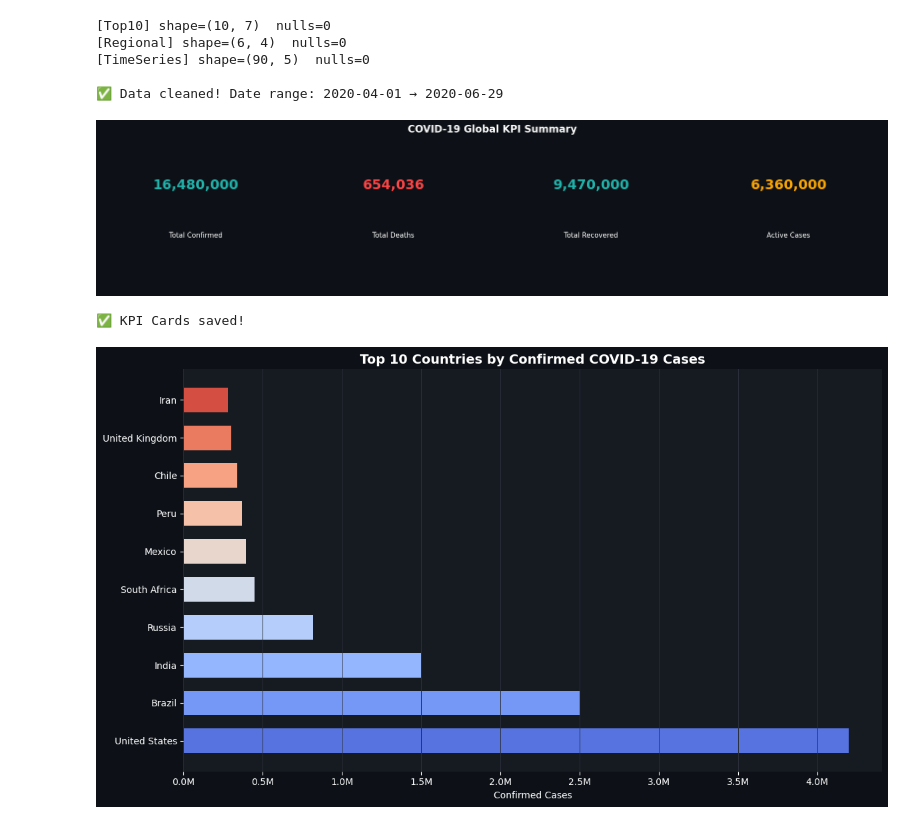
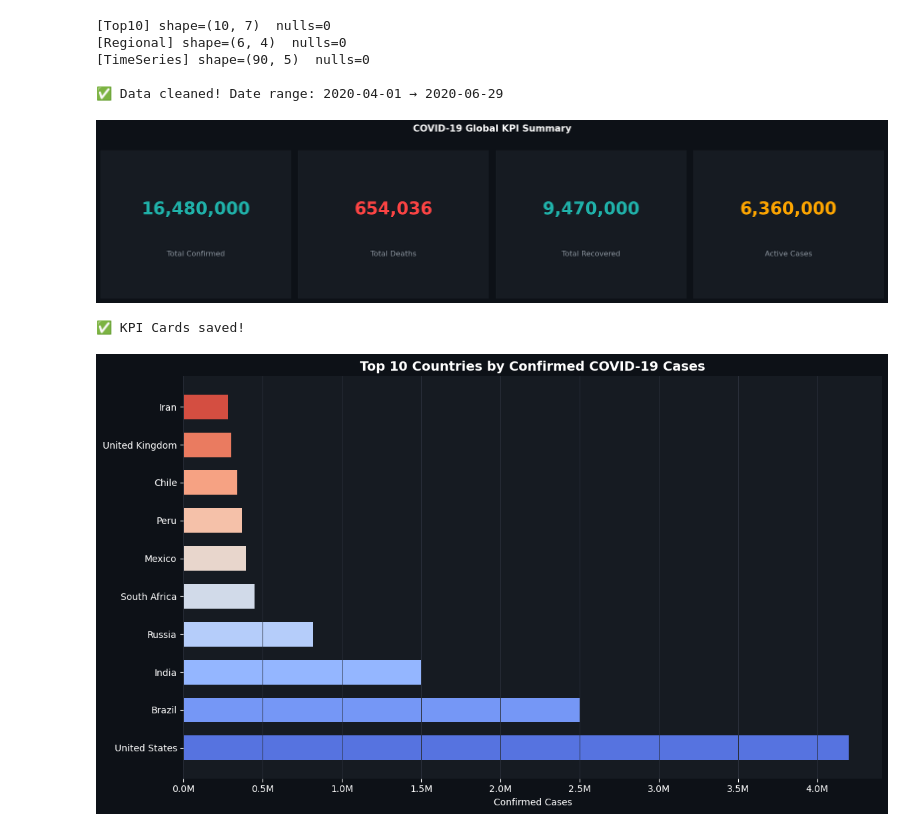
Before and after one commit to ZeagelOg/COVID19-Analytics-Dashboard., a Jupyter notebook: COVID19_Analytics_Dashboard.ipynb, the cells around one changed output. Saved outputs shown, nothing was run; the diff lists cells and outputs as text; code cells hidden in the pictures.

```diff
--- a/COVID19_Analytics_Dashboard.ipynb
+++ b/COVID19_Analytics_Dashboard.ipynb
@@ -114,29 +116,45 @@ print('\n✅ Data cleaned! Date range:', df_ts['Date'].min().date(), '→', df_t
 # %%
-# Cell 5 — KPI Cards Chart
+# Cell 5 – KPI Cards Chart
+import matplotlib.pyplot as plt
+import matplotlib.patches as mpatches
+
+BG      = '#0D1117'
+CARD_BG = '#161B22'
+MUTED   = '#8B949E'
+
+TOTAL_CONFIRMED = 16_480_000
+TOTAL_DEATHS    =    654_036
+TOTAL_RECOVERED =  9_470_000
+TOTAL_ACTIVE    =  6_360_000
+
 fig, axes = plt.subplots(1, 4, figsize=(18, 4))
-fig.patch.set_facecolor('#0D1117')
+fig.patch.set_facecolor(BG)
 
 kpi_data = [
     ('Total Confirmed', TOTAL_CONFIRMED, '#20B2AA'),
     ('Total Deaths',    TOTAL_DEATHS,    '#FF4444'),
     ('Total Recovered', TOTAL_RECOVERED, '#20B2AA'),
     ('Active Cases',    TOTAL_ACTIVE,    '#FFA500'),
 ]
 
-for ax, (label, value, color) in zip(axes, kpi_data):
-    ax.set_facecolor('#161B22')
-    ax.set_xlim(0, 1); ax.set_ylim(0, 1)
-    ax.axis('off')
-    ax.text(0.5, 0.72, f'{value:,.0f}', ha='center', va='center',
-            fontsize=22, fontweight='bold', color=color, transform=ax.transAxes)
-    ax.text(0.5, 0.38, label, ha='center', va='center',
-            fontsize=11, color='white', transform=ax.transAxes)
+for ax, (label, val, color) in zip(axes, kpi_data):
+    ax.set_facecolor(CARD_BG)
+    for spine in ax.spines.values():
+        spine.set_visible(False)
+    ax.set_xticks([])
+    ax.set_yticks([])
 
-plt.suptitle('COVID-19 Global KPI Summary', color='white', fontsize=16, fontweight='bold')
+    ax.text(0.5, 0.60, f"{val:,}", ha='center', va='center',
+            fontsize=28, fontweight='bold', color=color, transform=ax.transAxes)
+    ax.text(0.5, 0.30, label, ha='center', va='center',
+            fontsize=12, color=MUTED, transform=ax.transAxes)
+
+plt.suptitle('COVID-19 Global KPI Summary', fontsize=15, fontweight='bold',
+             color='white', y=1.02)
 plt.tight_layout()
-plt.savefig('outputs/01_kpi_cards.png', dpi=150, bbox_inches='tight', facecolor=fig.get_facecolor())
+plt.savefig('outputs/01_kpi_cards.png', dpi=150, bbox_inches='tight', facecolor=BG)
 plt.show()
 print('✅ KPI Cards saved!')
 # %% [output]
-[figure, old version]
+[figure, new version]
 ✅ KPI Cards saved!
```
Also changed, not shown: parts of 17 cells of this notebook.
